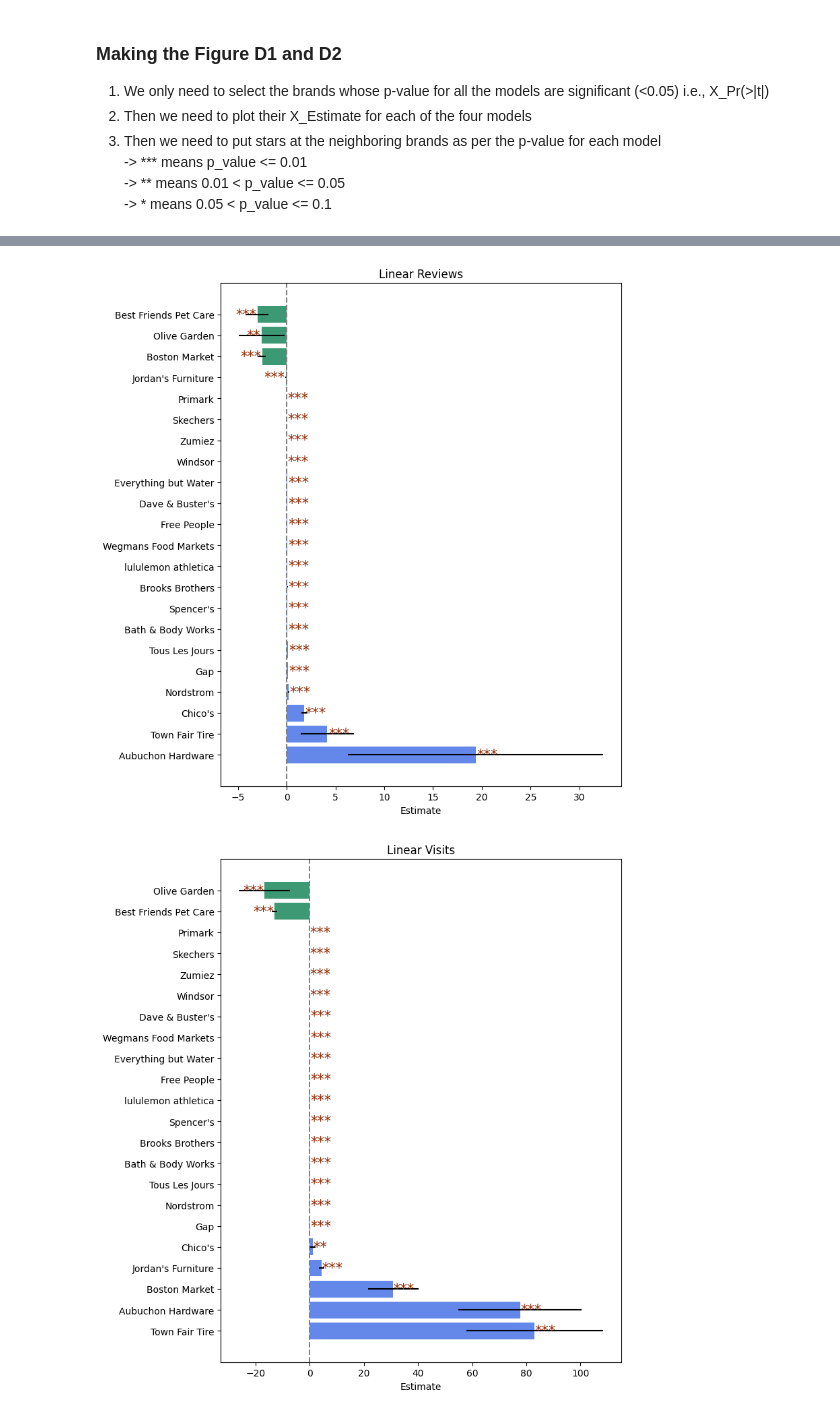
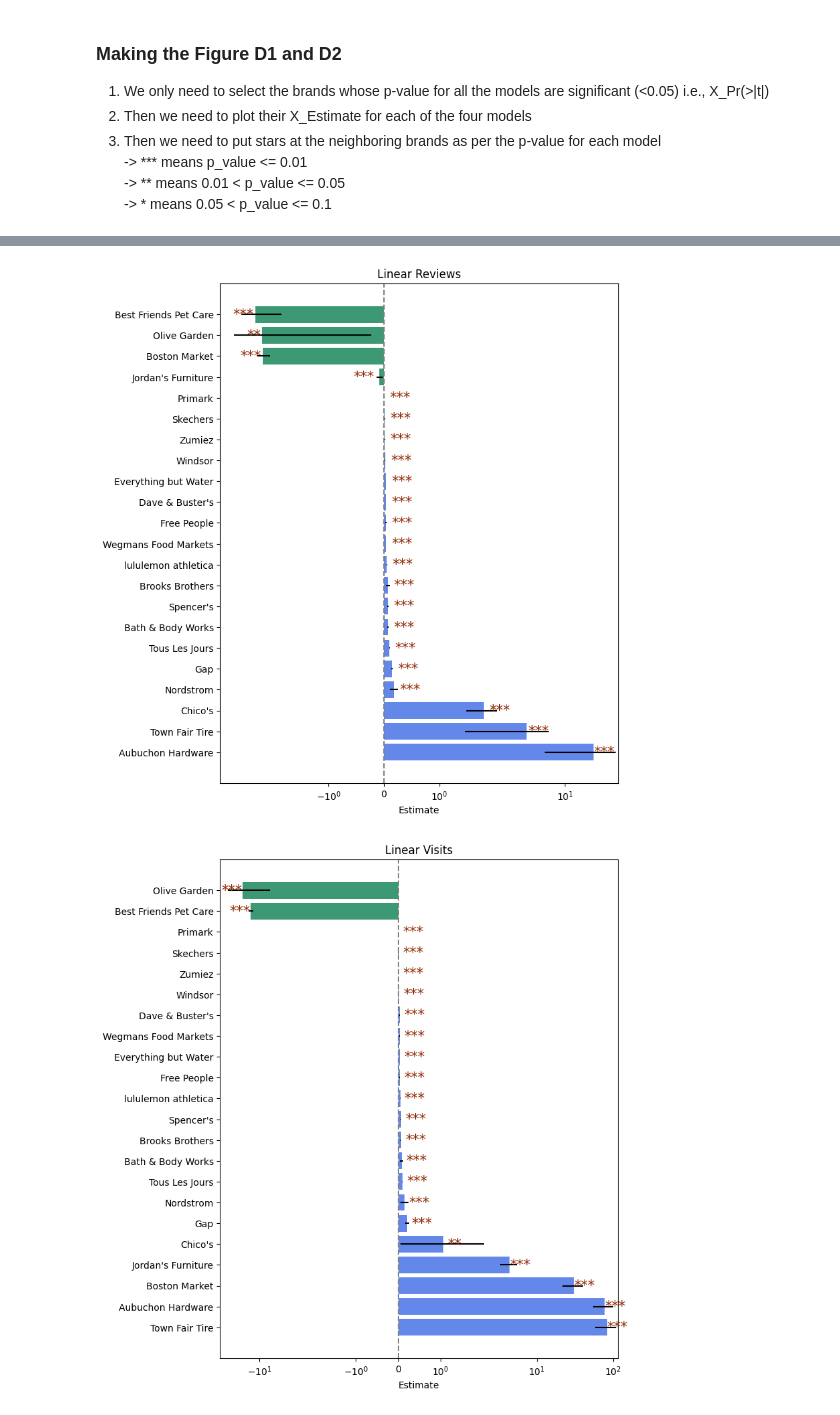
Before and after one commit to embedded-robotics/local-business-network, a Jupyter notebook: part3_visuals_tables/figure_d1_d2.ipynb, the cells around one changed output, grey strips where cells are left out. Saved outputs shown, nothing was run; the diff lists cells and outputs as text; code cells hidden in the pictures.

```diff
--- a/part3_visuals_tables/figure_d1_d2.ipynb
+++ b/part3_visuals_tables/figure_d1_d2.ipynb
@@ -84,6 +84,6 @@ result_df = result_df[result_df['filename'].isin(valid_brands)]
 -> ** means 0.01 < p_value <= 0.05 \
 -> * means 0.05 < p_value <= 0.1
 # %%
-coeff_est_df = result_df[['filename', 'type', 'X_Estimate', 'X_Std. Error', 'X_Pr(>|t|)']]
+coeff_est_df = result_df
 coeff_est_df
 # %% [output]
@@ -119,9 +119,11 @@ def get_pvalue_stars(p_value):
         return '**'
     elif 0.05 < p_value <= 0.1:
         return '*'
+    else:
+        return ''
 # %%
 coeff_est_df_filtered = coeff_est_df[coeff_est_df['filename'].isin(filtered_brands_list)]
-coeff_est_df_filtered['pvalue_stars'] = coeff_est_df_filtered['X_Pr(>|t|)'].apply(get_pvalue_stars)
+coeff_est_df_filtered['X_pvalue_stars'] = coeff_est_df_filtered['X_Pr(>|t|)'].apply(get_pvalue_stars)
 coeff_est_df_filtered
 # %% [output]
 A value is trying to be set on a copy of a slice from a DataFrame.
@@ -182,7 +322,7 @@ for idx, row in lin_reviews.iterrows():
     ax.barh(biz_biz, estimate, xerr=[[estimate - lower_bound], [upper_bound - estimate]], color=color)
 
     # Add stars based on the number of *s in the "coefficients" column with an offset
-    stars = row['pvalue_stars'].count('*')
+    stars = row['X_pvalue_stars'].count('*')
     if stars > 0:
         # Set the alignment for negative estimates
         ha = 'left' if estimate >= 0 else 'right'
@@ -195,11 +335,12 @@ plt.tight_layout()
 # Add labels and title
 ax.set_xlabel('Estimate')
 ax.set_title('Linear Reviews')
+ax.set_xscale('symlog')
 
 # Show the plot
 plt.show()
 # %% [output]
-[figure, old version]
+[figure, new version]
 # %%
 custom_colors = {
     'positive': '#6488ea',  # Blue for positive estimates
@@ -224,35 +365,37 @@ star_fontsize = 15
 for idx, row in lin_visits.iterrows():
     biz_biz = row['filename']
     estimate = row['X_Estimate']
     std_error = row['X_Std. Error']
     lower_bound = row['Lower Bound']
     upper_bound = row['Upper Bound']
 
     # Determine the color based on the sign of the estimate
     color = custom_colors['positive'] if estimate >= 0 else custom_colors['negative']
 
     # Plotting the bars with different colors for positive and negative estimates
     ax.barh(biz_biz, estimate, xerr=[[estimate - lower_bound], [upper_bound - estimate]], color=color)
 
     # Add stars based on the number of *s in the "coefficients" column with an offset
-    stars = row['pvalue_stars'].count('*')
+    stars = row['X_pvalue_stars'].count('*')
     if stars > 0:
         # Set the alignment for negative estimates
         ha = 'left' if estimate >= 0 else 'right'
         ax.text(estimate + star_offset if estimate >= 0 else estimate - star_offset, biz_biz, '*' * stars, va='center', ha=ha, color=custom_colors['star'], fontsize=star_fontsize)
 
 plt.axvline(x=0, linestyle='--', color='gray')  # Plotting a dashed line for the estimate
 
 plt.tight_layout()
 
 # Add labels and title
 ax.set_xlabel('Estimate')
 ax.set_title('Linear Visits')
+ax.set_xscale('symlog')
+ax.set_xlim()
 
 # Show the plot
 plt.show()
 # %% [output]
-[figure, old version]
+[figure, new version]
 # %%
 custom_colors = {
     'positive': '#6488ea',  # Blue for positive estimates
```
Also changed, not shown: parts of 10 cells of this notebook.
